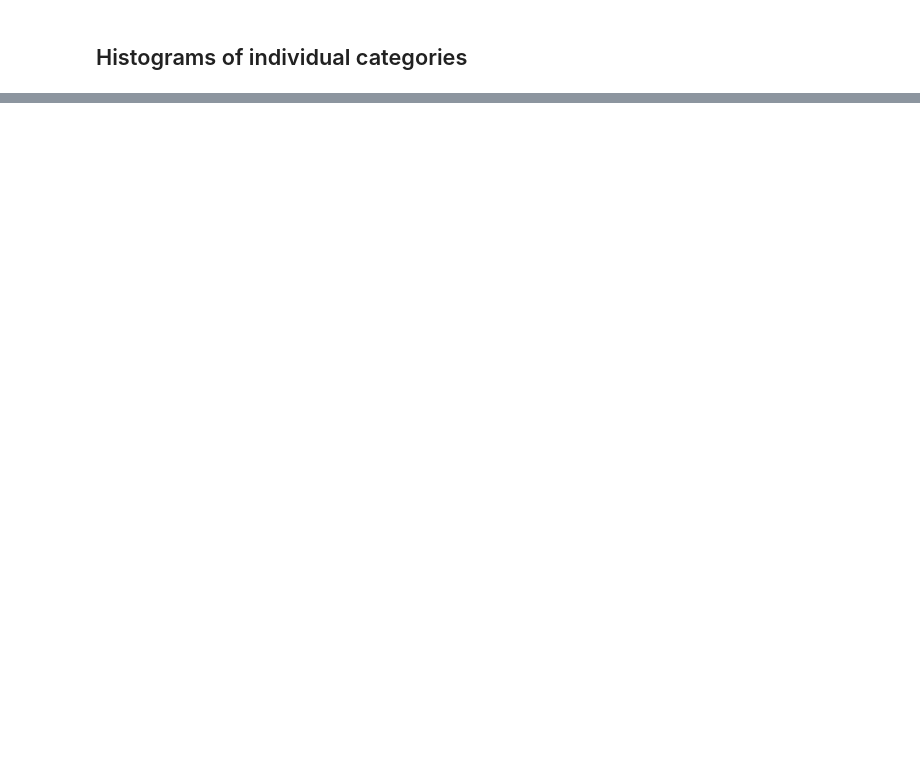
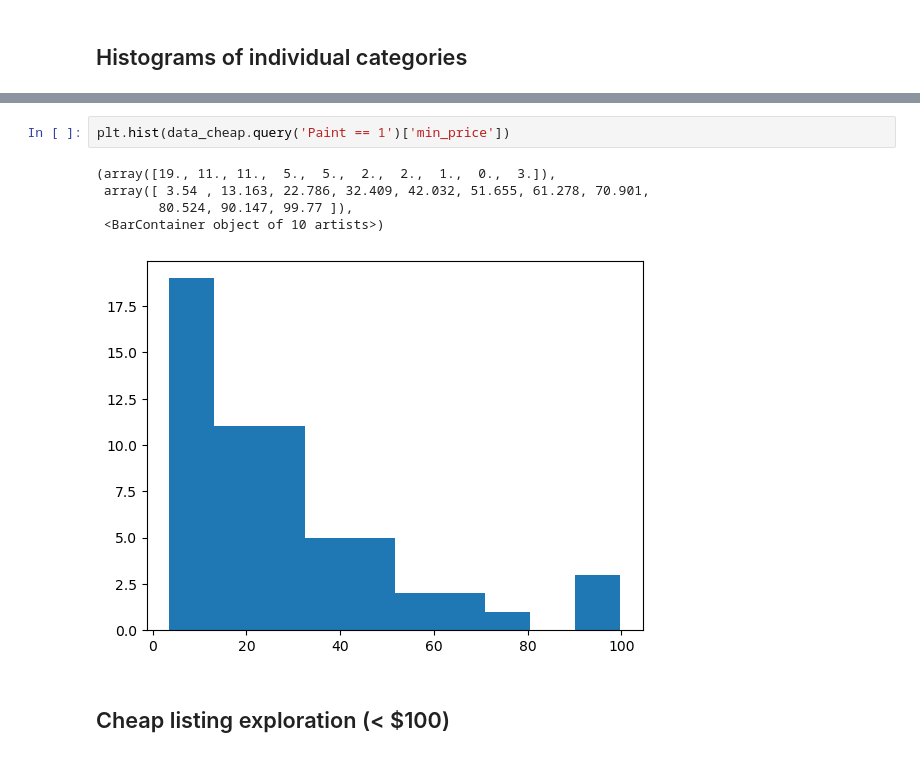
Before and after one commit to evanrootness/EtsyDSProject, a Jupyter notebook: notebooks_exploration/exploration_1.ipynb, the cells around one changed output, grey strips where cells are left out. Cells and saved outputs as stored; diff of their text form; blank space fills up the shorter version.

```diff
--- a/notebooks_exploration/exploration_1.ipynb
+++ b/notebooks_exploration/exploration_1.ipynb
@@ -702,0 +475,10 @@ data_expensive.where(data_expensive['Portrait'] == 1).dropna()
+# %%
+plt.hist(data_cheap.query('Paint == 1')['min_price'])
+# %% [output]
+(array([19., 11., 11.,  5.,  5.,  2.,  2.,  1.,  0.,  3.]),
+ array([ 3.54 , 13.163, 22.786, 32.409, 42.032, 51.655, 61.278, 70.901,
+        80.524, 90.147, 99.77 ]),
+ <BarContainer object of 10 artists>)
+[figure, added]
+# %% [markdown]
+## Cheap listing exploration (< $100)
```
Also changed, not shown: parts of 50 cells of this notebook.
